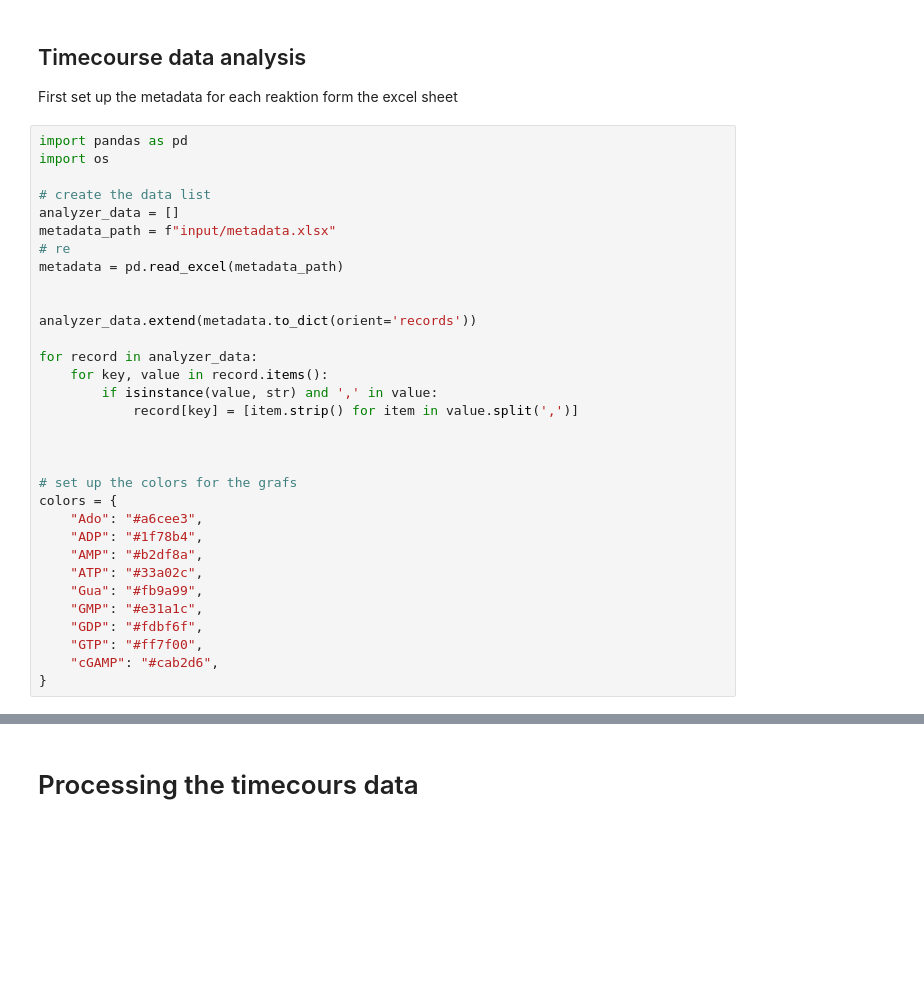
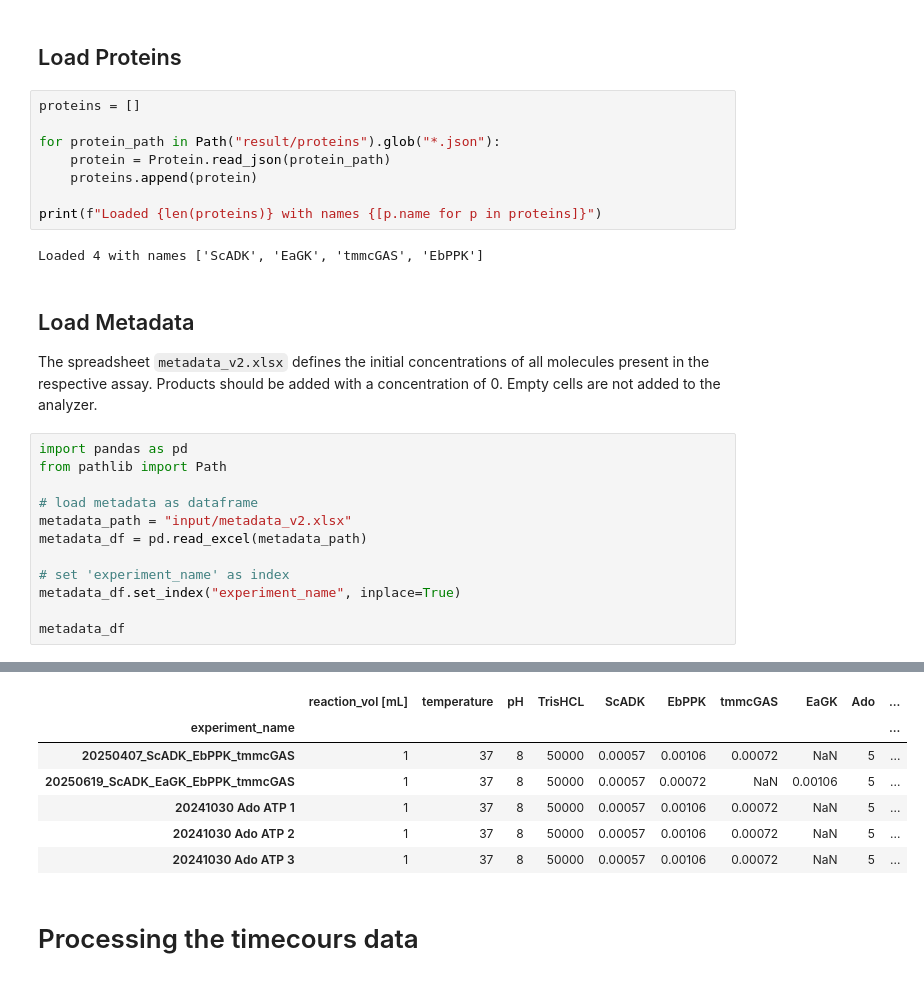
Before and after one commit to J4n-Nikl4s/HPLC_automatic_pre-processing, a Jupyter notebook: HPLC_analysis_multi_batch_excel.ipynb, the cells around one changed output, grey strips where cells are left out. Cells and saved outputs as stored; diff of their text form; blank space fills up the shorter version.

```diff
--- a/HPLC_analysis_multi_batch_excel.ipynb
+++ b/HPLC_analysis_multi_batch_excel.ipynb
@@ -44,35 +33,30 @@ functools.partial(<function set_scale at 0x...>, scale=-9)
+# %% [markdown]
+## Load Proteins
+# %%
+proteins = []
+
+for protein_path in Path("result/proteins").glob("*.json"):
+    protein = Protein.read_json(protein_path)
+    proteins.append(protein)
+
+print(f"Loaded {len(proteins)} with names {[p.name for p in proteins]}")
+# %% [output]
+Loaded 4 with names ['ScADK', 'EaGK', 'tmmcGAS', 'EbPPK']
 # %% [markdown]
-## Timecourse data analysis
-First set up the metadata for each reaktion form the excel sheet
+## Load Metadata
+
+The spreadsheet `metadata_v2.xlsx` defines the initial concentrations of all molecules present in the respective assay.
+Products should be added with a concentration of 0. Empty cells are not added to the analyzer.
 # %%
 import pandas as pd
-import os
+from pathlib import Path
 
-# create the data list
-analyzer_data = []
-metadata_path = f"input/metadata.xlsx"
-# re
-metadata = pd.read_excel(metadata_path)
+# load metadata as dataframe
+metadata_path = "input/metadata_v2.xlsx"
+metadata_df = pd.read_excel(metadata_path)
 
+# set 'experiment_name' as index
+metadata_df.set_index("experiment_name", inplace=True)
 
-analyzer_data.extend(metadata.to_dict(orient='records'))
-
-for record in analyzer_data:
-    for key, value in record.items():
-        if isinstance(value, str) and ',' in value:
-            record[key] = [item.strip() for item in value.split(',')]
-
-
-
-# set up the colors for the grafs
-colors = {
-    "Ado": "#a6cee3",
-    "ADP": "#1f78b4",
-    "AMP": "#b2df8a",
-    "ATP": "#33a02c",
-    "Gua": "#fb9a99",
-    "GMP": "#e31a1c",
-    "GDP": "#fdbf6f",
-    "GTP": "#ff7f00",
-    "cGAMP": "#cab2d6",
-}
+metadata_df
+# %% [output]
@@ -79,3 +64,10 @@ colors = {
+|  | reaction_vol [mL] | temperature | pH | TrisHCL | ScADK | EbPPK | tmmcGAS | EaGK | Ado | ... |
+| experiment_name |  |  |  |  |  |  |  |  |  | ... |
+| 20250407_ScADK_EbPPK_tmmcGAS | 1 | 37 | 8 | 50000 | 0.00057 | 0.00106 | 0.00072 | NaN | 5 | ... |
+| 20250619_ScADK_EaGK_EbPPK_tmmcGAS | 1 | 37 | 8 | 50000 | 0.00057 | 0.00072 | NaN | 0.00106 | 5 | ... |
+| 20241030 Ado ATP 1 | 1 | 37 | 8 | 50000 | 0.00057 | 0.00106 | 0.00072 | NaN | 5 | ... |
+| 20241030 Ado ATP 2 | 1 | 37 | 8 | 50000 | 0.00057 | 0.00106 | 0.00072 | NaN | 5 | ... |
+| 20241030 Ado ATP 3 | 1 | 37 | 8 | 50000 | 0.00057 | 0.00106 | 0.00072 | NaN | 5 | ... |
 # %% [markdown]
 # Processing the timecours data
 # %%
```
Also changed, not shown: parts of 10 cells of this notebook, 43 other files.
